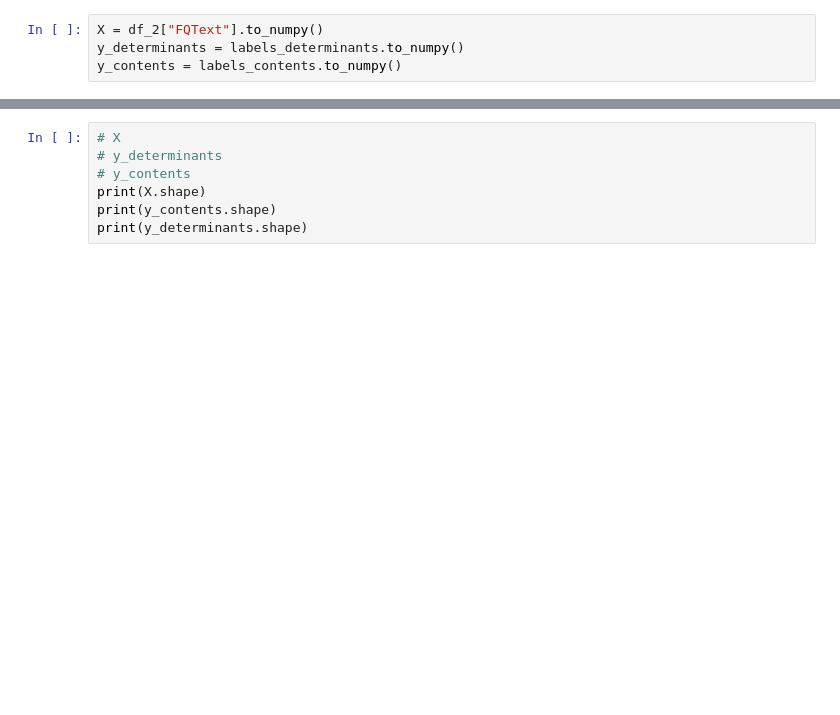
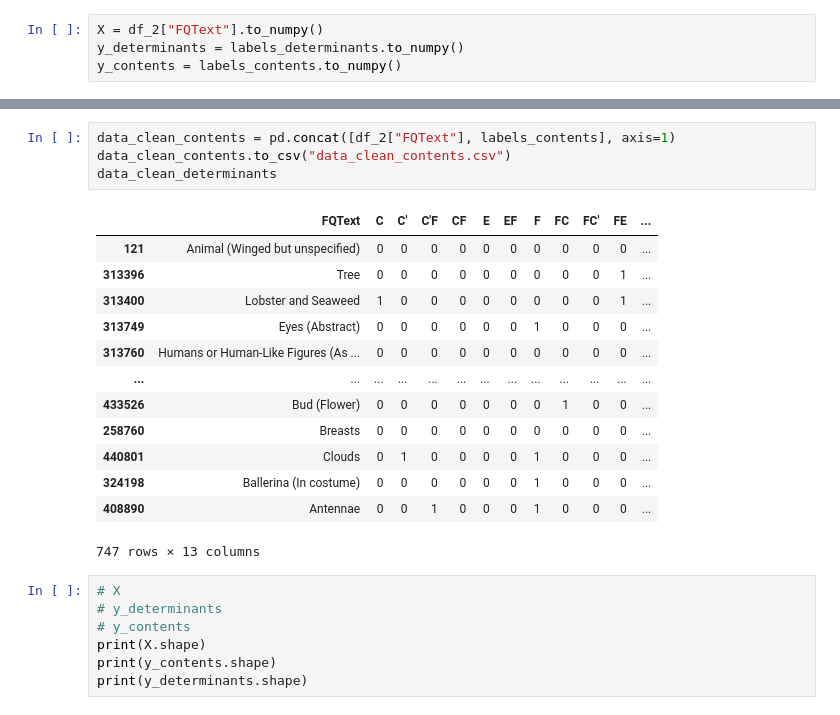
Before and after one commit to alberto-lorente/RorschIA_07-04, a Jupyter notebook: Dev/3. ML_models_development.ipynb, the cells around one changed output, grey strips where cells are left out. Drawn from its saved outputs; the diff is of its cells as text; blank space fills up the shorter version.

```diff
--- a/Dev/3. ML_models_development.ipynb
+++ b/Dev/3. ML_models_development.ipynb
@@ -473,3 +491,21 @@ y_contents = labels_contents.to_numpy()
+# %%
+data_clean_contents = pd.concat([df_2["FQText"], labels_contents], axis=1)
+data_clean_contents.to_csv("data_clean_contents.csv")
+data_clean_determinants
+# %% [output]
+|  | FQText | C | C' | C'F | CF | E | EF | F | FC | FC' | FE | ... |
+| 121 | Animal (Winged but unspecified) | 0 | 0 | 0 | 0 | 0 | 0 | 0 | 0 | 0 | 0 | ... |
+| 313396 | Tree | 0 | 0 | 0 | 0 | 0 | 0 | 0 | 0 | 0 | 1 | ... |
+| 313400 | Lobster and Seaweed | 1 | 0 | 0 | 0 | 0 | 0 | 0 | 0 | 0 | 1 | ... |
+| 313749 | Eyes (Abstract) | 0 | 0 | 0 | 0 | 0 | 0 | 1 | 0 | 0 | 0 | ... |
+| 313760 | Humans or Human-Like Figures (As ... | 0 | 0 | 0 | 0 | 0 | 0 | 0 | 0 | 0 | 0 | ... |
+| ... | ... | ... | ... | ... | ... | ... | ... | ... | ... | ... | ... | ... |
+| 433526 | Bud (Flower) | 0 | 0 | 0 | 0 | 0 | 0 | 0 | 1 | 0 | 0 | ... |
+| 258760 | Breasts | 0 | 0 | 0 | 0 | 0 | 0 | 0 | 0 | 0 | 0 | ... |
+| 440801 | Clouds | 0 | 1 | 0 | 0 | 0 | 0 | 1 | 0 | 0 | 0 | ... |
+| 324198 | Ballerina (In costume) | 0 | 0 | 0 | 0 | 0 | 0 | 1 | 0 | 0 | 0 | ... |
+| 408890 | Antennae | 0 | 0 | 1 | 0 | 0 | 0 | 1 | 0 | 0 | 0 | ... |
+747 rows × 13 columns
 # %%
 # X
 # y_determinants
```
Also changed, not shown: parts of 1 cell of this notebook, 5 other files.
